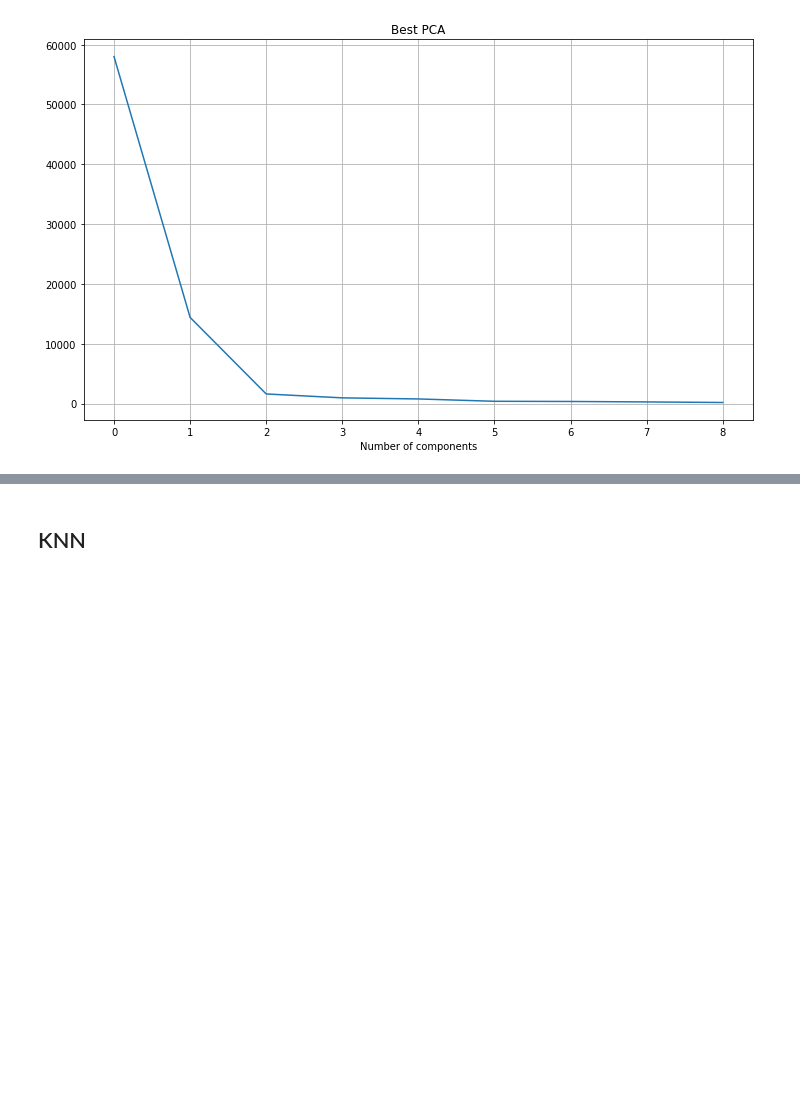
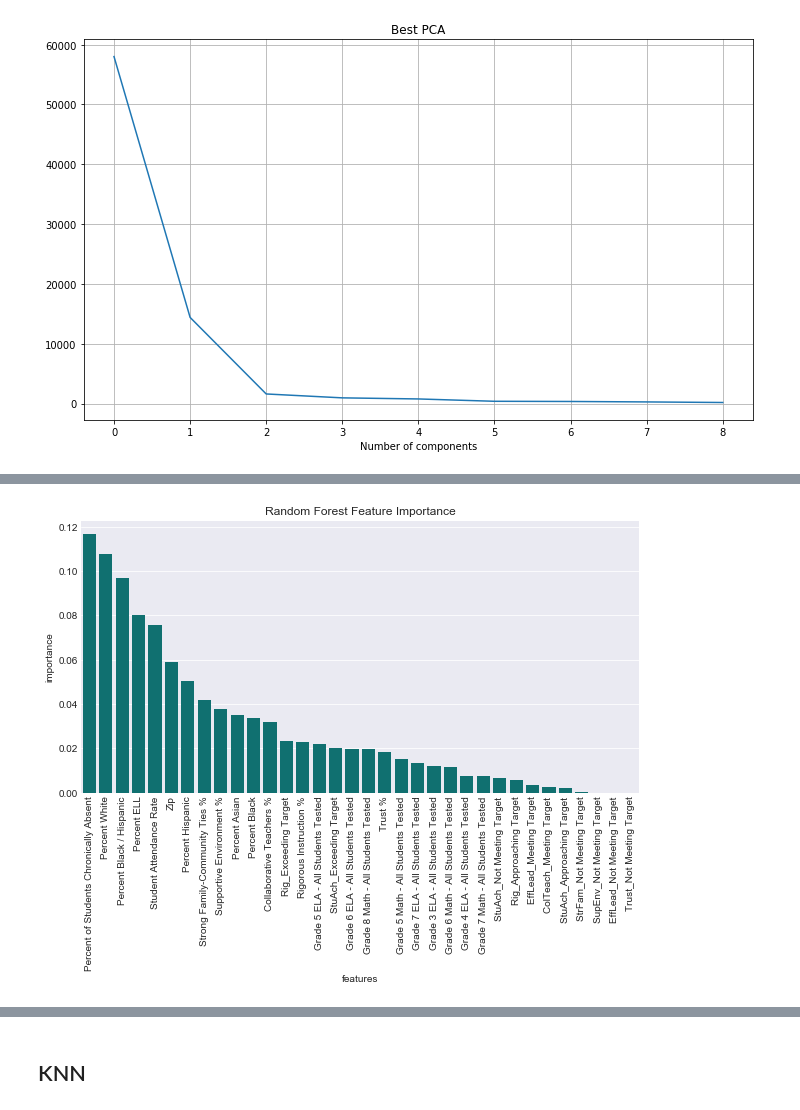
Before and after one commit to efuller11/Thinkful, a Jupyter notebook: Unit 3 Capstone-regression.ipynb, the cells around one changed output, grey strips where cells are left out. Saved outputs shown, nothing was run; the diff lists cells and outputs as text; code cells hidden in the pictures; blank space fills up the shorter version.

```diff
--- a/Unit 3 Capstone-regression.ipynb
+++ b/Unit 3 Capstone-regression.ipynb
@@ -594,0 +767,19 @@ X_pca = pca.transform(X);
+# %%
+X1 = school_df.drop(['Average Math Proficiency', 'Average ELA Proficiency', 'Grades', 'Effective School Leadership %',
+                    'Grade 3 Math - All Students tested', 'Grade 4 Math - All Students Tested','Grade 8 ELA - All Students Tested',
+                    'Rig_Meeting Target', 'Rig_Meeting Target', 'Rig_Not Meeting Target', 'ColTeach_Exceeding Target',
+                     'SupEnv_Approaching Target', 'ColTeach_Not Meeting Target', 'EffLead_Approaching Target',
+                     'EffLead_Exceeding Target', 'StrFam_Exceeding Target', 'StrFam_Meeting Target', 'StuAch_Meeting Target',
+                    'Trust_Approaching Target', 'Trust_Exceeding Target', 'Community School?', 'ColTeach_Approaching Target',
+                    'SupEnv_Meeting Target', 'StrFam_Approaching Target', 'Economic Need Index', 'Trust_Meeting Target', 'SupEnv_Exceeding Target'], 1)
+# %%
+rfr_params = {'n_estimators':range(1, 100,1),
+         'max_depth': range(2, 50),
+         'criterion': ('gini', 'entropy'),
+         'max_features': ('sqrt', 'log2') }
+# %%
+rfr = ensemble.RandomForestClassifier()
+rfr_gs = GridSearchCV(rfr, rfr_params, return_train_score=True, n_jobs =-1)
+rfr_gs.fit(X1,y)
+
+print(rfr_gs.best_params_)
@@ -594,0 +788,3 @@ X_pca = pca.transform(X);
+# %%
+rfr = ensemble.RandomForestClassifier(criterion= 'entropy', max_depth= 38, n_estimators= 34, max_features = 'sqrt')
+cross_val_score(rfr, X1, y, cv=5)
@@ -594,0 +833,15 @@ X_pca = pca.transform(X);
+# %%
+forest_features = pd.DataFrame()
+forest_features['importance'] = rfr.feature_importances_
+forest_features['features'] = X1.columns
+sorted_forest = forest_features.sort_values('importance', ascending=False)
+
+# Plot
+plt.figure(figsize=(10, 5))
+sns.set_style('darkgrid')
+sns.barplot(x=sorted_forest['features'] , y=sorted_forest['importance'], color='teal')
+plt.title('Random Forest Feature Importance')
+plt.xticks(rotation=90)
+plt.show()
+# %% [output]
+[figure, added]
```
Also changed, not shown: parts of 147 cells of this notebook, 1 other file.
